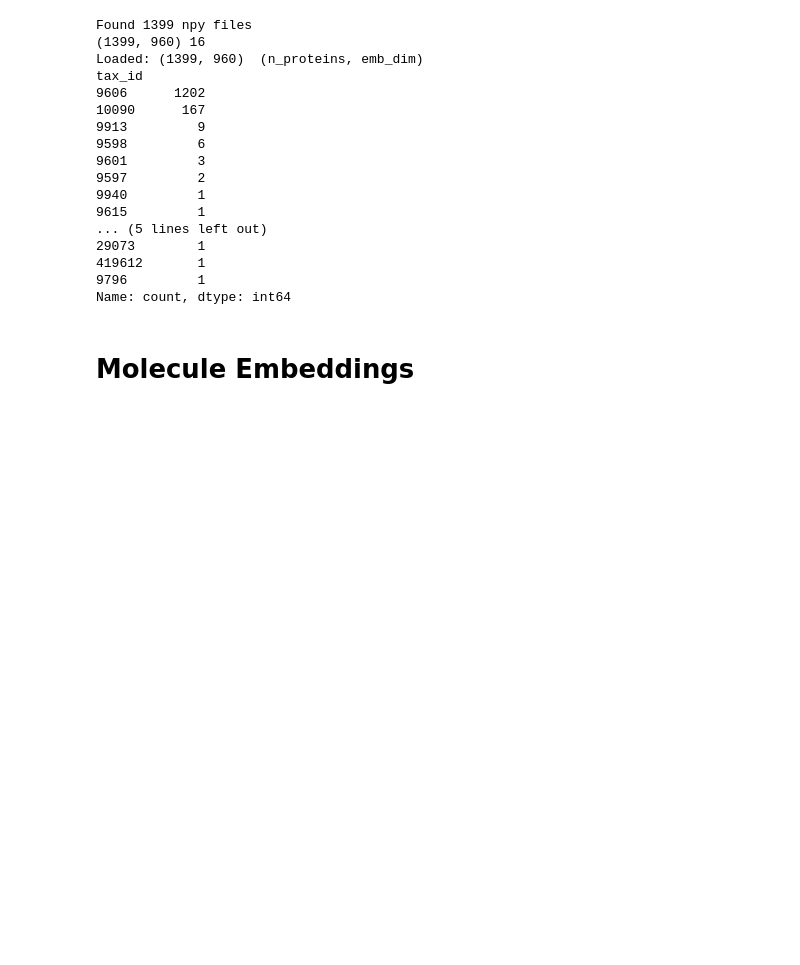
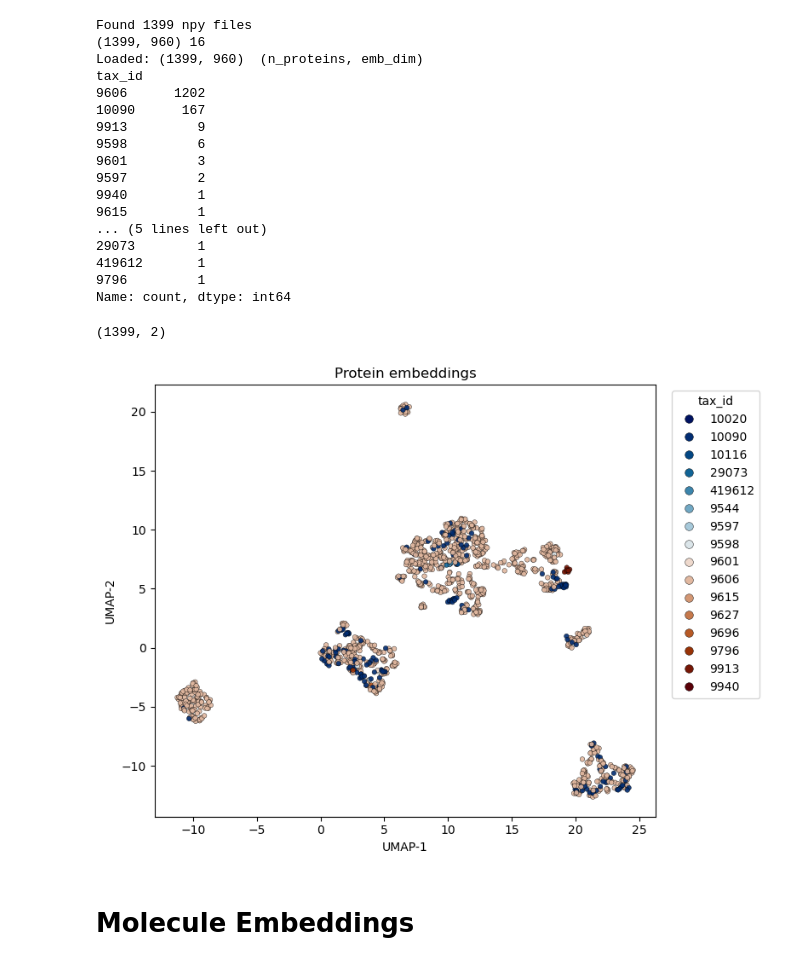
Before and after one commit to cgenomicslab/olfactory-receptors, a Jupyter notebook: Embeddings/extract_embeddings.ipynb, the cells around one changed output. Saved outputs shown, nothing was run; the diff lists cells and outputs as text; code cells hidden in the pictures; blank space fills up the shorter version.

Commit message:
plot prot embdds

```diff
--- a/Embeddings/extract_embeddings.ipynb
+++ b/Embeddings/extract_embeddings.ipynb
@@ -191,5 +191,66 @@ tax_id
 419612       1
 9796         1
 Name: count, dtype: int64
+# %%
+import umap
+
+reducer = umap.UMAP(
+    n_neighbors=50,
+    min_dist=0.6,
+    metric="cosine",
+    random_state=42,
+)
+Z = reducer.fit_transform(X)   # (n, 2)
+Z.shape
+# %% [output]
+(1399, 2)
+# %%
+tax_ids = df["tax_id"].astype(str).values
+uniq = sorted(df["tax_id"].astype(str).unique())
+tax_to_int = {t:i for i,t in enumerate(uniq)}
+c_idx = np.array([tax_to_int[t] for t in tax_ids])
+
+# Make a 16-color discrete version of batlow
+cmap16 = ListedColormap(cm.vik(np.linspace(0, 1, 16)), name="vik_16")
+cmap = cmap16
+norm = plt.Normalize(vmin=0, vmax=len(uniq)-1)
+
+plt.figure(figsize=(8, 6))
+plt.scatter(
+    Z[:, 0], Z[:, 1],
+    c=c_idx,
+    cmap=cmap,
+    norm=norm,
+    s=16,
+    alpha=0.9,
+    edgecolors="black",
+    linewidth=0.3
+)
+
+plt.xlabel("UMAP-1")
+plt.ylabel("UMAP-2")
+plt.title("Protein embeddings")
+
+handles = []
+for t in uniq:
+    i = tax_to_int[t]
+    handles.append(
+        plt.Line2D(
+            [], [], marker="o", linestyle="",
+            markersize=7,
+            markerfacecolor=cmap16(i),   # exact same color as scatter
+            markeredgecolor="black",
+            markeredgewidth=0.3,
+            label=t
+        )
+    )
+
+plt.legend(handles=handles, title="tax_id",
+           bbox_to_anchor=(1.02, 1), loc="upper left", frameon=True)
+
+plt.tight_layout()
+plt.show()
+# %% [output]
+[figure, added]
 # %% [markdown]
 # Molecule Embeddings
```
